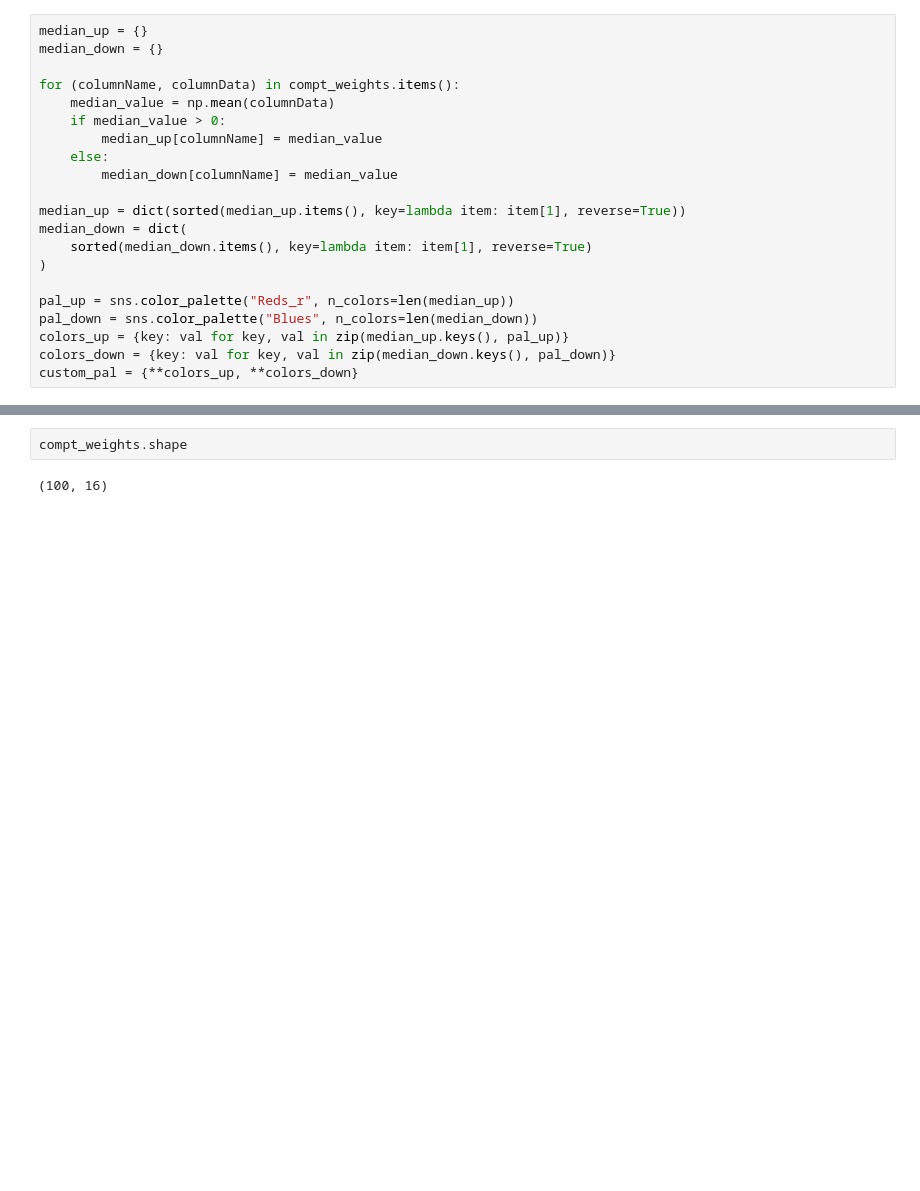
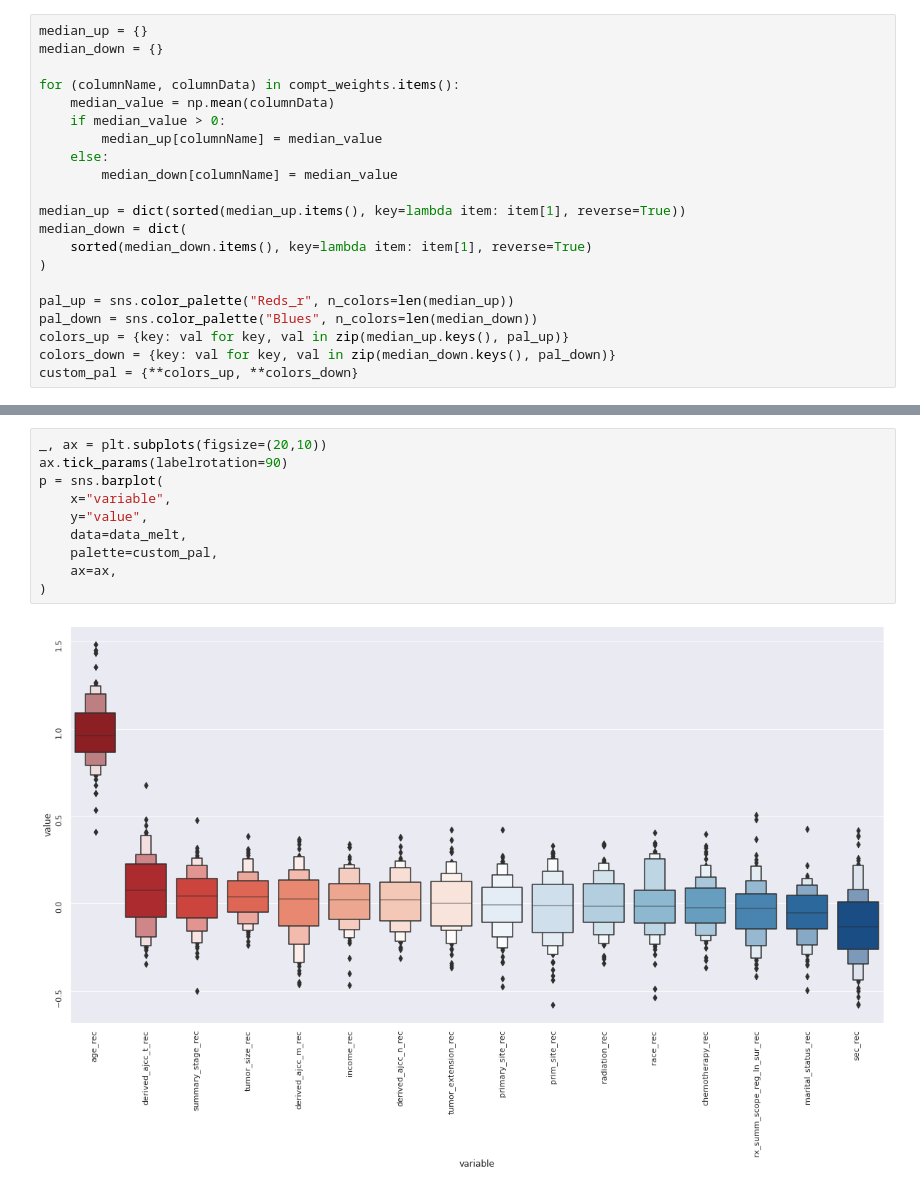
Before and after one commit to CarlosHernandezP/xai-healthcare, a Jupyter notebook: Notebooks/survlime_analysis.ipynb, the cells around one changed output, grey strips where cells are left out. Saved outputs shown, nothing was run; the diff lists cells and outputs as text; blank space fills up the shorter version.

```diff
--- a/Notebooks/survlime_analysis.ipynb
+++ b/Notebooks/survlime_analysis.ipynb
@@ -73,4 +91,12 @@ ax.tick_params(axis='x', which='major', labelsize=15)
 # %%
-compt_weights.shape
+_, ax = plt.subplots(figsize=(20,10))
+ax.tick_params(labelrotation=90)
+p = sns.barplot(
+    x="variable",
+    y="value",
+    data=data_melt,
+    palette=custom_pal,
+    ax=ax,
+)
 # %% [output]
-(100, 16)
+[figure, added]
```
Also changed, not shown: parts of 8 cells of this notebook, 8 other files.
